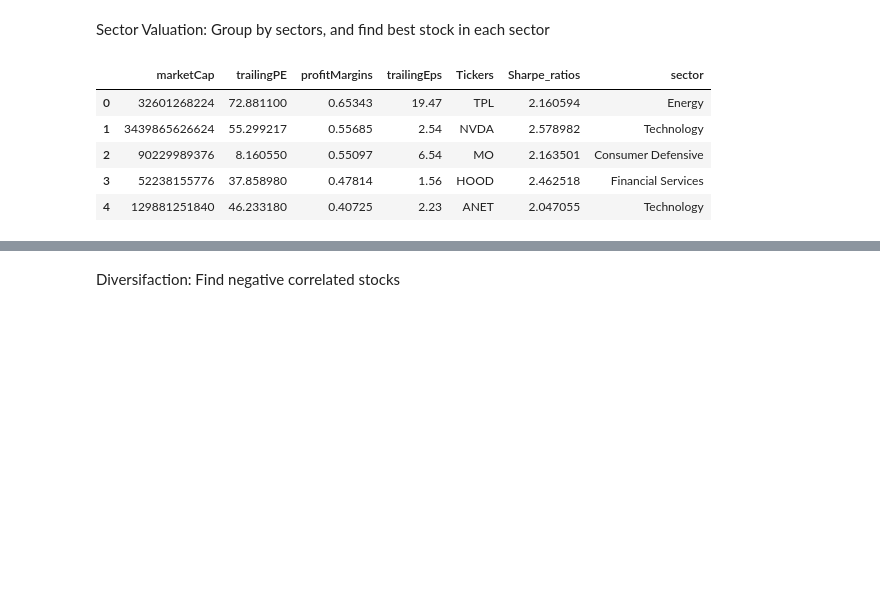
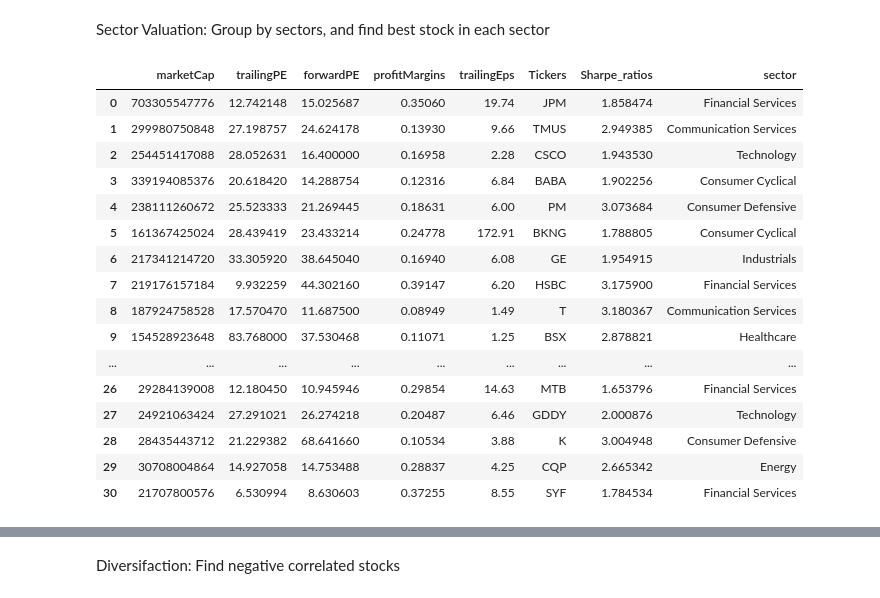
Before and after one commit to BlakeUribe/Portfolio_py, a Jupyter notebook: notebooks/portfolio_selection.ipynb, the cells around one changed output, grey strips where cells are left out. Drawn from its saved outputs; the diff is of its cells as text; code cells hidden in the pictures; blank space fills up the shorter version.

```diff
--- a/notebooks/portfolio_selection.ipynb
+++ b/notebooks/portfolio_selection.ipynb
@@ -33,16 +33,26 @@ Updated on 02/19/2025 11:28
 Sector Valuation: Group by sectors, and find best stock in each sector
 # %%
 filtered_valuation_df = pd.read_csv(f'{WORKSPACE_DIR}/portfolio_py/data/clean/filtered_valuation_df.csv')
-# Add sector column to the DataFrame
-filtered_valuation_df['sector'] = filtered_valuation_df['Tickers'].apply(get_sector)
-filtered_valuation_df.head()
+
+filtered_valuation_df
 # %% [output]
-|  | marketCap | trailingPE | profitMargins | trailingEps | Tickers | Sharpe_ratios | sector |
-| 0 | 32601268224 | 72.881100 | 0.65343 | 19.47 | TPL | 2.160594 | Energy |
-| 1 | 3439865626624 | 55.299217 | 0.55685 | 2.54 | NVDA | 2.578982 | Technology |
-| 2 | 90229989376 | 8.160550 | 0.55097 | 6.54 | MO | 2.163501 | Consumer Defensive |
-| 3 | 52238155776 | 37.858980 | 0.47814 | 1.56 | HOOD | 2.462518 | Financial Services |
-| 4 | 129881251840 | 46.233180 | 0.40725 | 2.23 | ANET | 2.047055 | Technology |
+|  | marketCap | trailingPE | forwardPE | profitMargins | trailingEps | Tickers | Sharpe_ratios | sector |
+| 0 | 703305547776 | 12.742148 | 15.025687 | 0.35060 | 19.74 | JPM | 1.858474 | Financial Services |
+| 1 | 299980750848 | 27.198757 | 24.624178 | 0.13930 | 9.66 | TMUS | 2.949385 | Communication Services |
+| 2 | 254451417088 | 28.052631 | 16.400000 | 0.16958 | 2.28 | CSCO | 1.943530 | Technology |
+| 3 | 339194085376 | 20.618420 | 14.288754 | 0.12316 | 6.84 | BABA | 1.902256 | Consumer Cyclical |
+| 4 | 238111260672 | 25.523333 | 21.269445 | 0.18631 | 6.00 | PM | 3.073684 | Consumer Defensive |
+| 5 | 161367425024 | 28.439419 | 23.433214 | 0.24778 | 172.91 | BKNG | 1.788805 | Consumer Cyclical |
+| 6 | 217341214720 | 33.305920 | 38.645040 | 0.16940 | 6.08 | GE | 1.954915 | Industrials |
+| 7 | 219176157184 | 9.932259 | 44.302160 | 0.39147 | 6.20 | HSBC | 3.175900 | Financial Services |
+| 8 | 187924758528 | 17.570470 | 11.687500 | 0.08949 | 1.49 | T | 3.180367 | Communication Services |
+| 9 | 154528923648 | 83.768000 | 37.530468 | 0.11071 | 1.25 | BSX | 2.878821 | Healthcare |
+| ... | ... | ... | ... | ... | ... | ... | ... | ... |
+| 26 | 29284139008 | 12.180450 | 10.945946 | 0.29854 | 14.63 | MTB | 1.653796 | Financial Services |
+| 27 | 24921063424 | 27.291021 | 26.274218 | 0.20487 | 6.46 | GDDY | 2.000876 | Technology |
+| 28 | 28435443712 | 21.229382 | 68.641660 | 0.10534 | 3.88 | K | 3.004948 | Consumer Defensive |
+| 29 | 30708004864 | 14.927058 | 14.753488 | 0.28837 | 4.25 | CQP | 2.665342 | Energy |
+| 30 | 21707800576 | 6.530994 | 8.630603 | 0.37255 | 8.55 | SYF | 1.784534 | Financial Services |
 # %%
 # possibly change group by
 print('\n----Filtering Df----')
```
Also changed, not shown: parts of 5 cells of this notebook, 13 other files.
